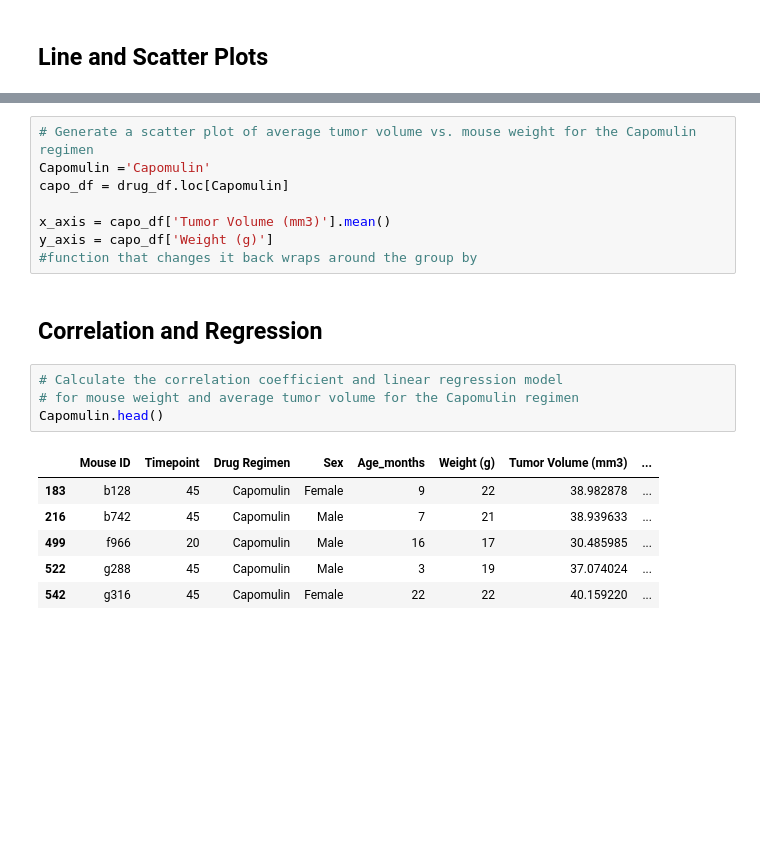
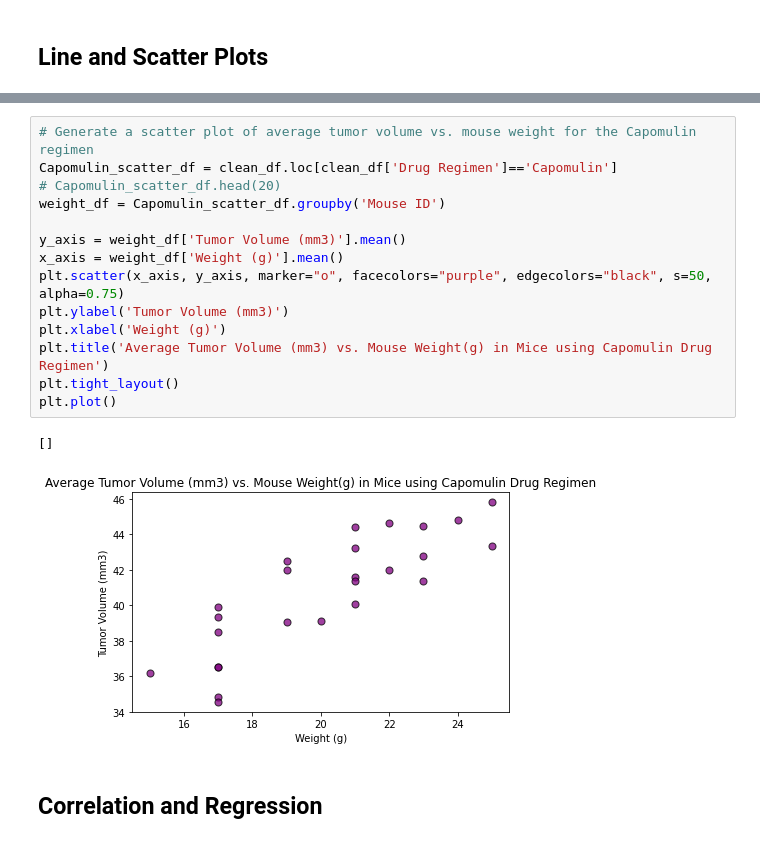
Before and after one commit to bakeralexan/matplotlib-challenge, a Jupyter notebook: Pymaceuticals/pymaceuticals_starter.ipynb, the cells around one changed output, grey strips where cells are left out. Saved outputs shown, nothing was run; the diff lists cells and outputs as text; blank space fills up the shorter version.

```diff
--- a/Pymaceuticals/pymaceuticals_starter.ipynb
+++ b/Pymaceuticals/pymaceuticals_starter.ipynb
@@ -314,21 +318,19 @@ plt.plot(x_axis, y_axis, marker="+",color="blue", linewidth=1, label="Fahreneit"
-# %%
-# Generate a scatter plot of average tumor volume vs. mouse weight for the Capomulin regimen
-Capomulin ='Capomulin'
-capo_df = drug_df.loc[Capomulin]
-
-x_axis = capo_df['Tumor Volume (mm3)'].mean()
-y_axis = capo_df['Weight (g)']
-#function that changes it back wraps around the group by
+# %%
+# Generate a scatter plot of average tumor volume vs. mouse weight for the Capomulin regimen
+Capomulin_scatter_df = clean_df.loc[clean_df['Drug Regimen']=='Capomulin']
+# Capomulin_scatter_df.head(20)
+weight_df = Capomulin_scatter_df.groupby('Mouse ID')
+
+y_axis = weight_df['Tumor Volume (mm3)'].mean()
+x_axis = weight_df['Weight (g)'].mean()
+plt.scatter(x_axis, y_axis, marker="o", facecolors="purple", edgecolors="black", s=50, alpha=0.75)
+plt.ylabel('Tumor Volume (mm3)')
+plt.xlabel('Weight (g)')
+plt.title('Average Tumor Volume (mm3) vs. Mouse Weight(g) in Mice using Capomulin Drug Regimen')
+plt.tight_layout()
+plt.plot()
+# %% [output]
+[]
+[figure, added]
 # %% [markdown]
 ## Correlation and Regression
-# %%
-# Calculate the correlation coefficient and linear regression model
-# for mouse weight and average tumor volume for the Capomulin regimen
-Capomulin.head()
-# %% [output]
-|  | Mouse ID | Timepoint | Drug Regimen | Sex | Age_months | Weight (g) | Tumor Volume (mm3) | ... |
-| 183 | b128 | 45 | Capomulin | Female | 9 | 22 | 38.982878 | ... |
-| 216 | b742 | 45 | Capomulin | Male | 7 | 21 | 38.939633 | ... |
-| 499 | f966 | 20 | Capomulin | Male | 16 | 17 | 30.485985 | ... |
-| 522 | g288 | 45 | Capomulin | Male | 3 | 19 | 37.074024 | ... |
-| 542 | g316 | 45 | Capomulin | Female | 22 | 22 | 40.159220 | ... |
```
Also changed, not shown: parts of 8 cells of this notebook.
